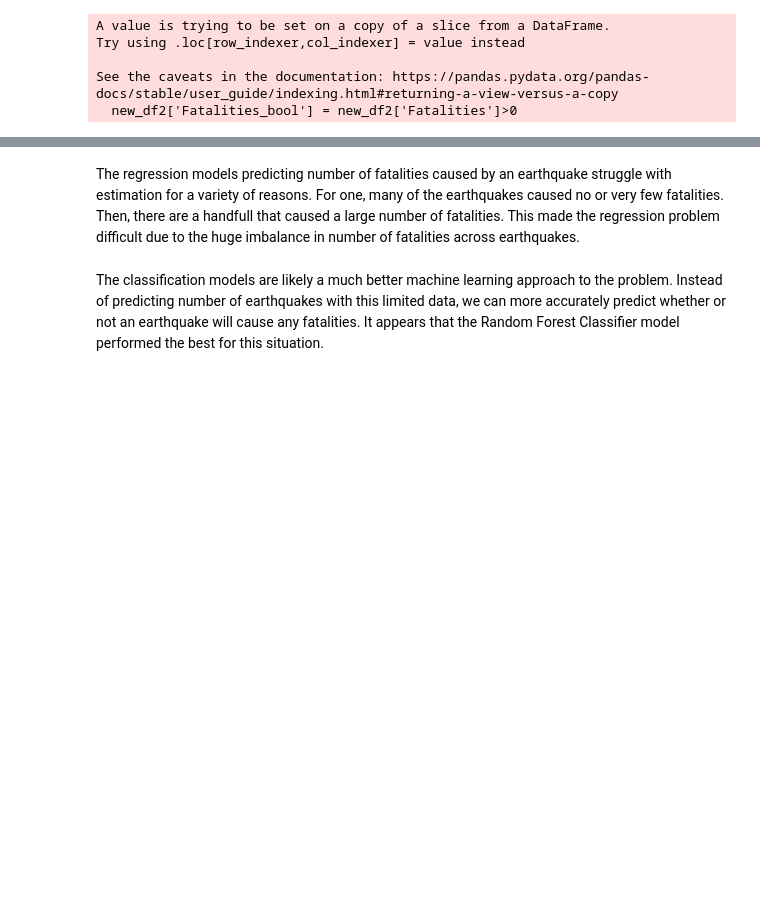
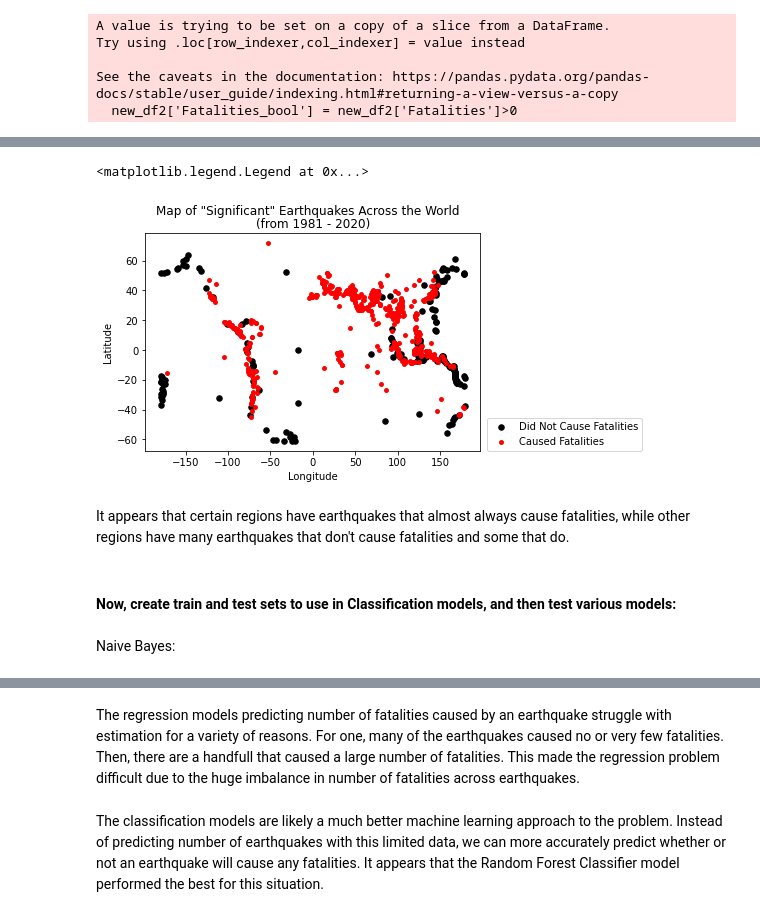
Before and after one commit to trgrimm/Earthquake_Fatality_Prediction, a Jupyter notebook: Earthquake Models.ipynb, the cells around one changed output, grey strips where cells are left out. Drawn from its saved outputs; the diff is of its cells as text; code cells hidden in the pictures; blank space fills up the shorter version.

```diff
--- a/Earthquake Models.ipynb
+++ b/Earthquake Models.ipynb
@@ -468 +515,20 @@ See the caveats in the documentation: https://pandas.pydata.org/pandas-docs/stab
+# %%
+longitude_coords2_yes = new_df2.loc[new_df2['Fatalities_bool']==True]['Long.']
+latitude_coords2_yes = new_df2.loc[new_df2['Fatalities_bool']==True]['Lat.']
+longitude_coords2_no = new_df2.loc[new_df2['Fatalities_bool']==False]['Long.']
+latitude_coords2_no = new_df2.loc[new_df2['Fatalities_bool']==False]['Lat.']
+plt.scatter(longitude_coords2_no, latitude_coords2_no, c='black', label='Did Not Cause Fatalities', s=30)
+plt.scatter(longitude_coords2_yes, latitude_coords2_yes, c='red', label='Caused Fatalities', s=15)
+plt.xlabel("Longitude")
+plt.ylabel("Latitude")
+plt.suptitle('Map of "Significant" Earthquakes Across the World')
+plt.title("(from 1981 - 2020)")
+plt.legend(loc = (1.02, 0))
+# %% [output]
+<matplotlib.legend.Legend at 0x...>
+[figure, added]
+# %% [markdown]
+It appears that certain regions have earthquakes that almost always cause fatalities, while other regions have many earthquakes that don't cause fatalities and some that do.
+# %% [markdown]
+#### Now, create train and test sets to use in Classification models, and then test various models:
 # %%
@@ -472,6 +538,8 @@ y_train = (train['Fatalities']>0).astype(int)
 y_test = (test['Fatalities']>0).astype(int)
 X_train = train[['Lat.', 'Long.', 'Magnitude', 'Month', 'Hour']]
 X_test = test[['Lat.', 'Long.', 'Magnitude', 'Month', 'Hour']]
+# %% [markdown]
+Naive Bayes:
 # %%
 nb = GaussianNB()
 
```
Also changed, not shown: parts of 20 cells of this notebook.
